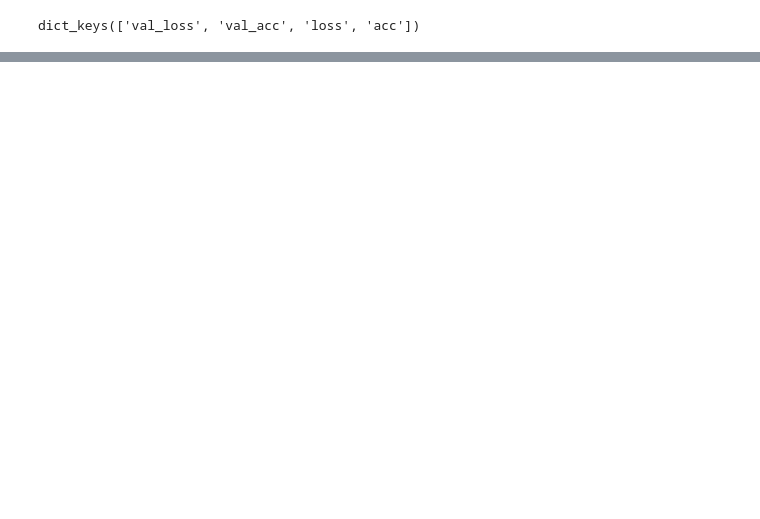
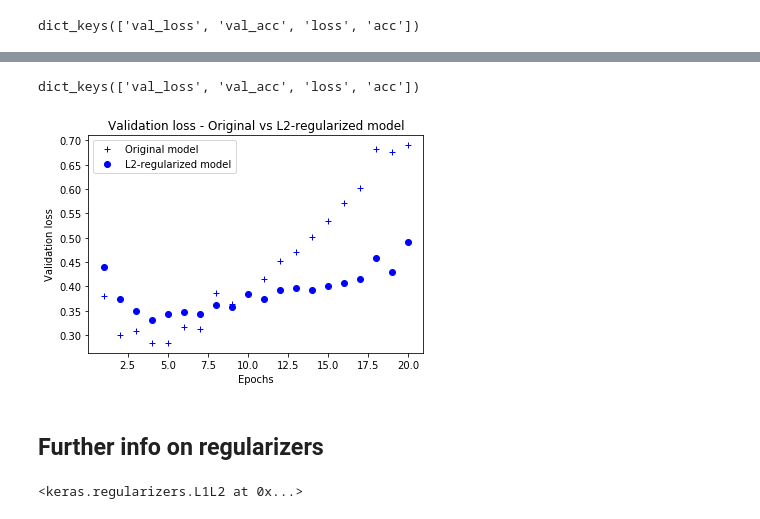
Before and after one commit to y33-j3T/Machine-Learning-Archive, a Jupyter notebook: classifying-movie-reviews.ipynb, the cells around one changed output, grey strips where cells are left out. Drawn from its saved outputs; the diff is of its cells as text; code cells hidden in the pictures; blank space fills up the shorter version.

Commit message:
add keras regularizer to model

```diff
--- a/classifying-movie-reviews.ipynb
+++ b/classifying-movie-reviews.ipynb
@@ -192,0 +195,15 @@ array([[0.13871947],
+# %%
+# using regularizers
+model3 = models.Sequential()
+model3.add(layers.Dense(16, kernel_regularizer=regularizers.l2(0.001),
+                       activation='relu', input_shape=(10000,)))
+model3.add(layers.Dense(16, kernel_regularizer=regularizers.l2(0.001),
+                       activation='relu'))
+model3.add(layers.Dense(1, activation='sigmoid'))
+
+model3.compile(optimizer='rmsprop',
+              loss='binary_crossentropy',
+              metrics=['accuracy'])
+
+history3 = model3.fit(partial_x_train, partial_y_train, epochs=20, batch_size=512,
+          validation_data=(x_val, y_val))
@@ -192,0 +228,36 @@ array([[0.13871947],
+# %%
+history_dict3 = history3.history
+history_dict3.keys()
+# %% [output]
+dict_keys(['val_loss', 'val_acc', 'loss', 'acc'])
+# %%
+loss_values3 = history_dict3['loss']
+val_loss_values3 = history_dict3['val_loss']
+
+acc_values3 = history_dict3['acc']
+val_acc_values3 = history_dict3['val_acc']
+
+epochs3 = range(1, len(acc_values3) + 1)
+# %%
+plt.clf()
+
+plt.plot(epochs3, val_loss_values, 'b+', label='Original model')
+plt.plot(epochs3, val_loss_values3, 'bo', label='L2-regularized model')
+plt.title('Validation loss - Original vs L2-regularized model')
+plt.xlabel('Epochs')
+plt.ylabel('Validation loss')
+plt.legend()
+
+plt.show()
+# %% [output]
+[figure, added]
+# %% [markdown]
+## Further info on regularizers
+# %%
+# examples
+L1_regularizer = regularizers.l1(0.001)
+L1L2_regularizer = regularizers.l1_l2(l1=0.001, l2=0.001)
+
+L1_regularizer
+# %% [output]
+<keras.regularizers.L1L2 at 0x...>
```
Also changed, not shown: parts of 19 cells of this notebook.
